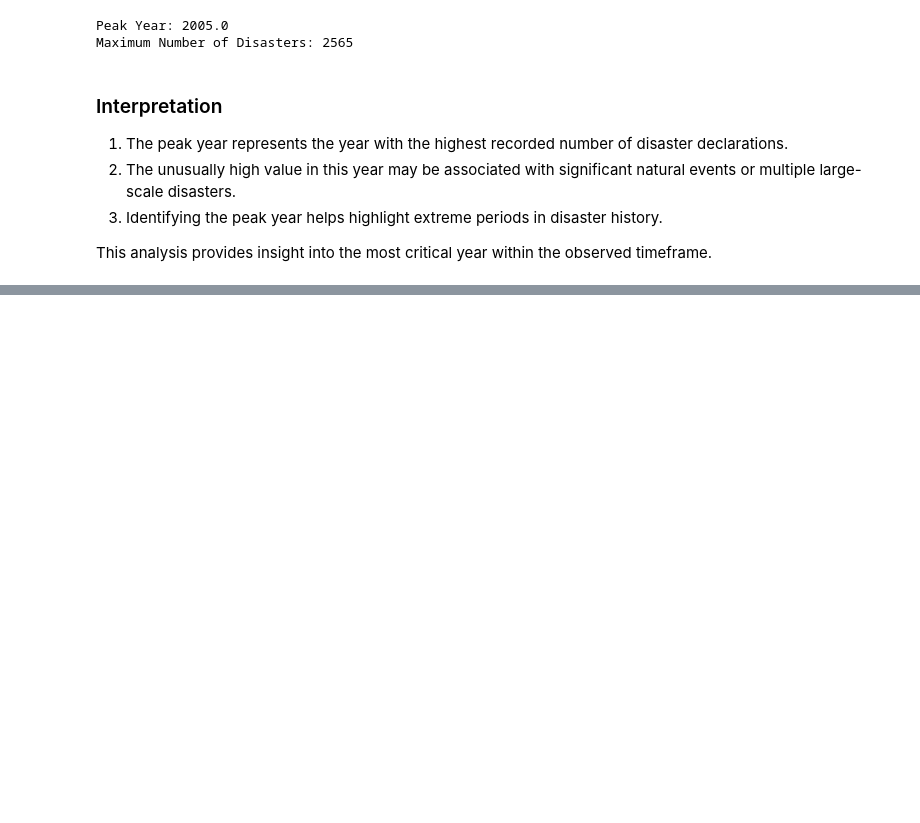
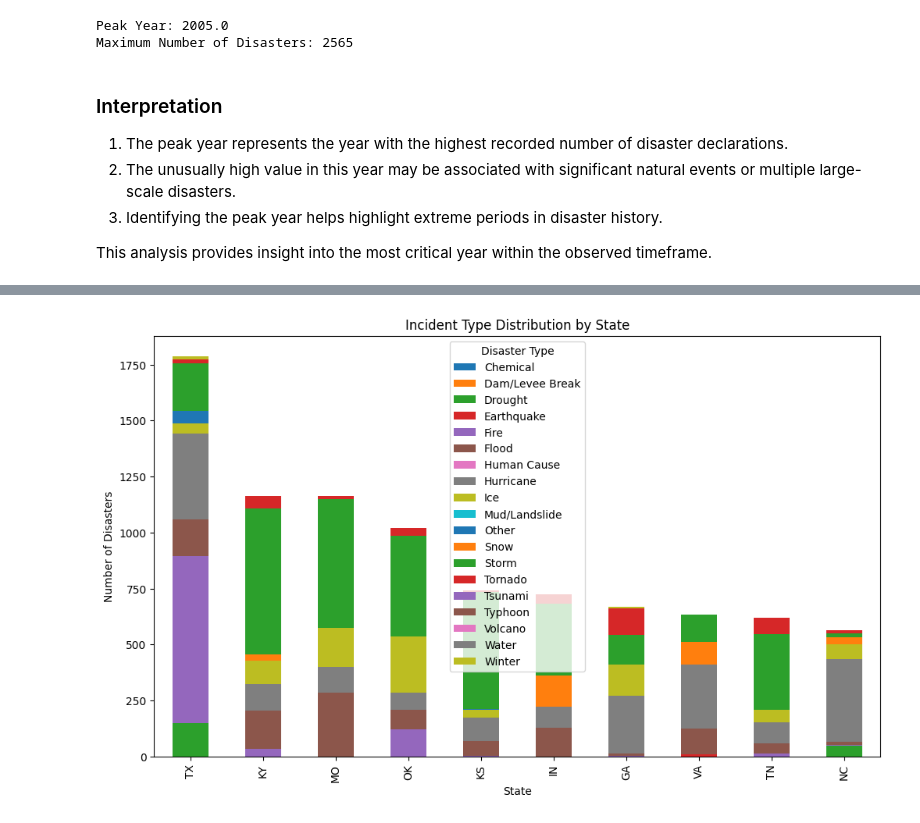
Before and after one commit to GKSJ19/USND, a Jupyter notebook: notebooks/analysis.ipynb, the cells around one changed output, grey strips where cells are left out. Cells and saved outputs as stored; diff of their text form; code cells hidden in the pictures; blank space fills up the shorter version.

Commit message:
Added milestone 3 Geographical Distribution Analysis

```diff
--- a/notebooks/analysis.ipynb
+++ b/notebooks/analysis.ipynb
@@ -267,0 +477,19 @@ This analysis provides insight into the most critical year within the observed t
+# %%
+incident_state = df.groupby(['State','Disaster Type']).size().unstack(fill_value=0)
+
+top_states = incident_state.sum(axis=1).sort_values(ascending=False).head(10)
+
+incident_state.loc[top_states.index].plot(
+    kind='bar',
+    stacked=True,
+    figsize=(12,7)
+)
+
+plt.title("Incident Type Distribution by State")
+plt.xlabel("State")
+plt.ylabel("Number of Disasters")
+
+plt.legend(title="Disaster Type")
+plt.show()
+# %% [output]
+[figure, added]
```
Also changed, not shown: parts of 28 cells of this notebook, 1 other file.
